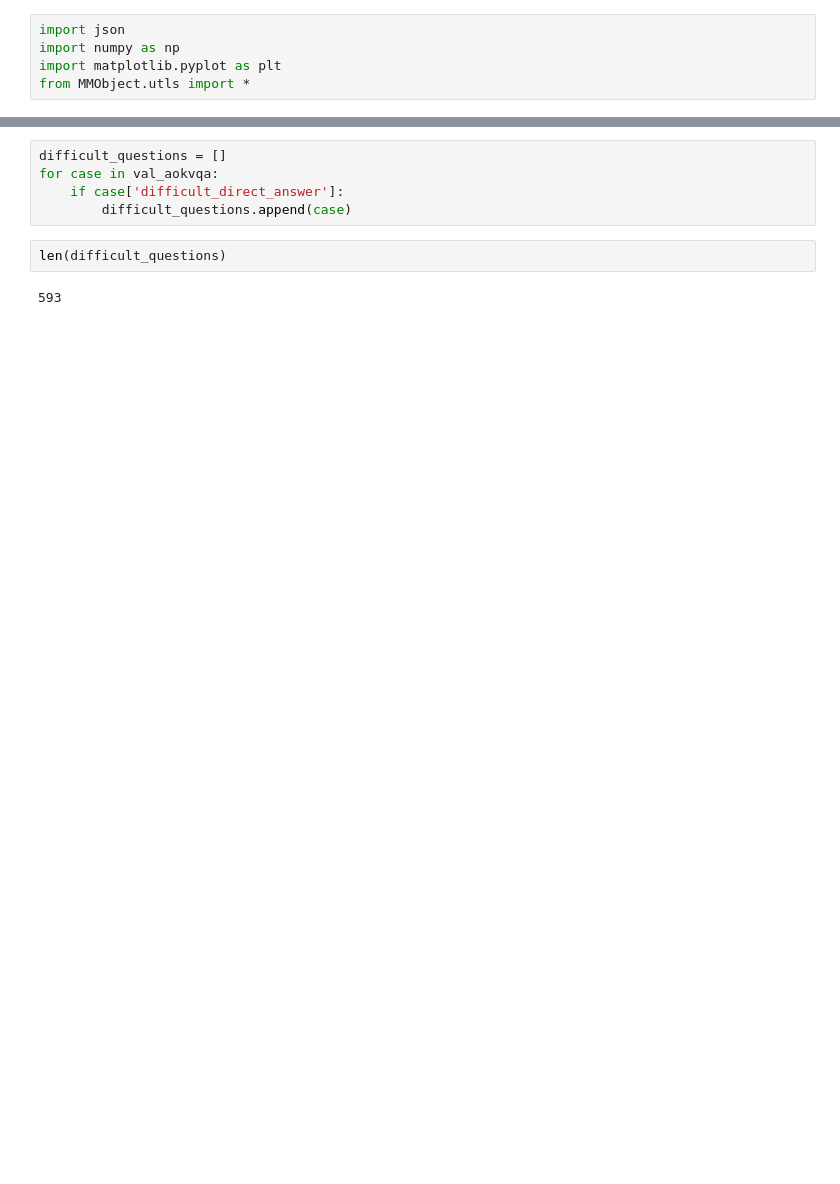
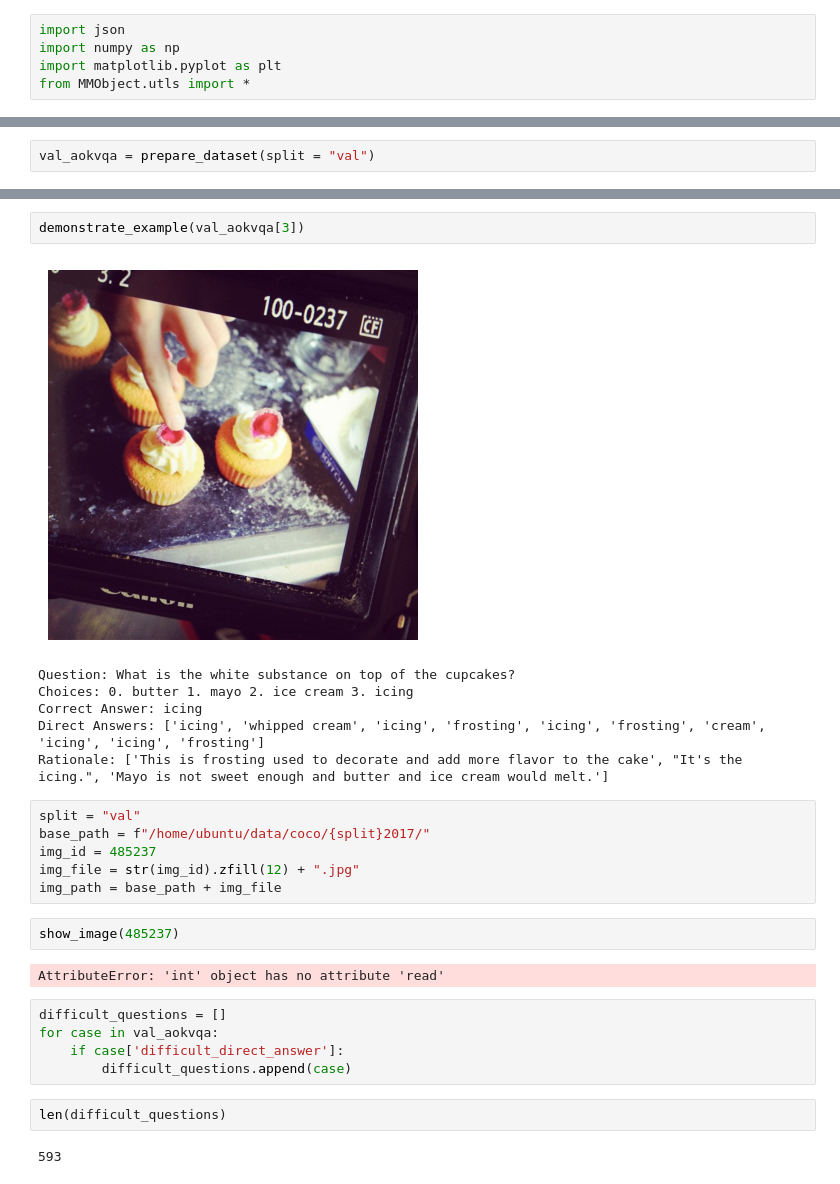
Before and after one commit to zianpan/11777-nxt, a Jupyter notebook: aokvqa-explore/aokvqa-explore.ipynb, the cells around one changed output, grey strips where cells are left out. Drawn from its saved outputs; the diff is of its cells as text; blank space fills up the shorter version.

```diff
--- a/aokvqa-explore/aokvqa-explore.ipynb
+++ b/aokvqa-explore/aokvqa-explore.ipynb
@@ -11,0 +34,2 @@ len(val_aokvqa)
+# %%
+val_aokvqa = prepare_dataset(split = "val")
@@ -12,3 +59,22 @@ len(val_aokvqa)
+# %%
+demonstrate_example(val_aokvqa[3])
+# %% [output]
+[figure, added]
+Question: What is the white substance on top of the cupcakes?
+Choices: 0. butter 1. mayo 2. ice cream 3. icing
+Correct Answer: icing
+Direct Answers: ['icing', 'whipped cream', 'icing', 'frosting', 'icing', 'frosting', 'cream', 'icing', 'icing', 'frosting']
+Rationale: ['This is frosting used to decorate and add more flavor to the cake', "It's the icing.", 'Mayo is not sweet enough and butter and ice cream would melt.']
+# %%
+split = "val"
+base_path = f"/home/ubuntu/data/coco/{split}2017/"
+img_id = 485237
+img_file = str(img_id).zfill(12) + ".jpg"
+img_path = base_path + img_file
+# %%
+show_image(485237)
+# %% [output]
+AttributeError: 'int' object has no attribute 'read'
 # %%
 difficult_questions = []
 for case in val_aokvqa:
```
Also changed, not shown: parts of 9 cells of this notebook, 27 other files.
